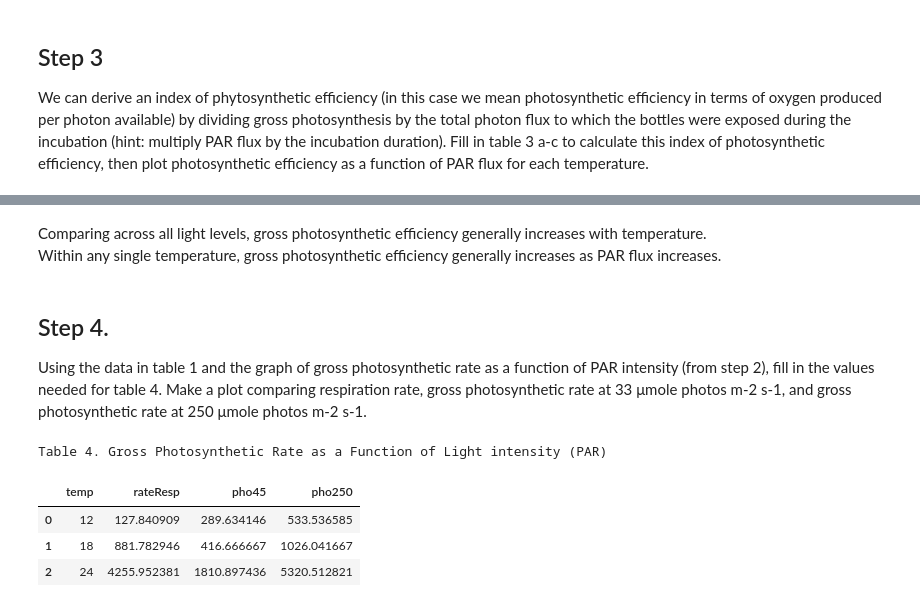
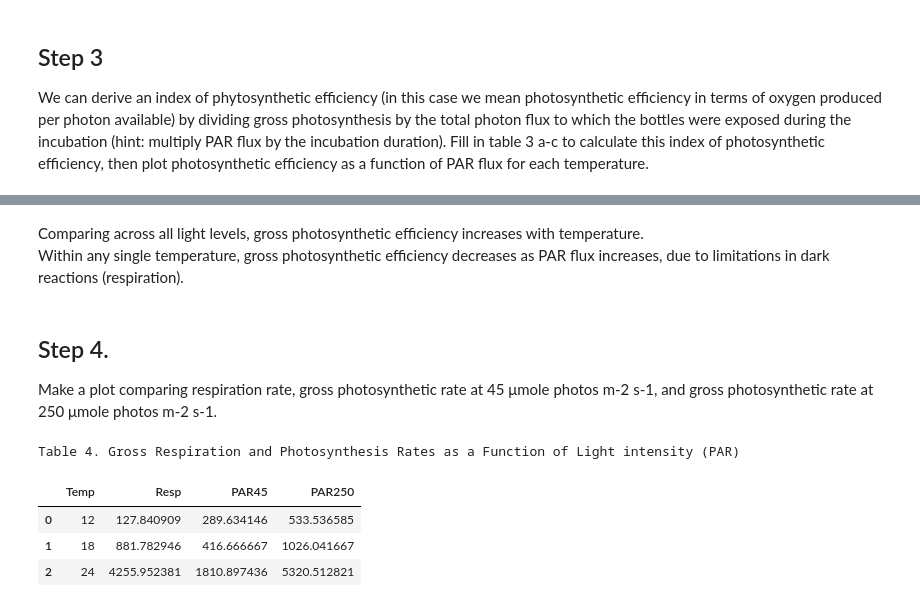
Before and after one commit to yinleon/biological-oceanography, a Jupyter notebook: light_dark_exp.ipynb, the cells around one changed output, grey strips where cells are left out. Cells and saved outputs as stored; diff of their text form; code cells hidden in the pictures.

```diff
--- a/light_dark_exp.ipynb
+++ b/light_dark_exp.ipynb
@@ -46,7 +48,7 @@ tempCount = len(temps)
 lite['netPhoto_mg']  = lite.O2_f-lite.O2_0
 lite['netPhoto_nM']  = (lite['netPhoto_mg'])/O2MM # convert mg O2/L * nanomol / mg -> n mol O2/L
 # Calculate total respiration.
-dark['totalResp_mg'] = -1*(dark.O2_f-dark.O2_0)
+dark['totalResp_mg'] = abs(dark.O2_f-dark.O2_0)
 dark['totalResp_nM'] = (dark['totalResp_mg'])/O2MM
 dark['rateResp'] = dark['totalResp_nM']/dark['elapsedTime'] #O2 / L / hour
 # Calculate the mean of each dark bottle per temperature regime.
@@ -178,9 +185,9 @@ Gross photosynthetic rate increases with temperature as well as light intensity.
 ## Step 3 ##
 We can derive an index of phytosynthetic efficiency (in this case we mean photosynthetic efficiency in terms of oxygen produced per photon available) by dividing gross photosynthesis by the total photon flux to which the bottles were exposed during the incubation (hint: multiply PAR flux by the incubation duration). Fill in table 3 a-c to calculate this index of photosynthetic efficiency, then plot photosynthetic efficiency as a function of PAR flux for each temperature.
 # %%
-df2['photoEffIndex'] = (df2.grossPhotoRate)/(df2.parFlux*1000.*df2.elapsedTime*3600.)
+lite['photoEffIndex'] = (lite.grossPhotoRate)/(lite.parFlux*1000.*lite.elapsedTime*3600.)
 print("Table 3. Index of Photosynthetic Efficiency")
-df2[['temp','parFlux','elapsedTime','grossPhoto','photoEffIndex']]
+lite[['temp','parFlux','elapsedTime','grossPhoto','photoEffIndex']]
 # %% [output]
 Table 3. Index of Photosynthetic Efficiency
 |  | temp | parFlux | elapsedTime | grossPhoto | photoEffIndex |
@@ -227,33 +270,33 @@ plt.show();
 # %% [markdown]
-Comparing across all light levels, gross photosynthetic efficiency generally increases with temperature.
-<br>Within any single temperature, gross photosynthetic efficiency generally increases as PAR flux increases.
+Comparing across all light levels, gross photosynthetic efficiency increases with temperature.
+<br>Within any single temperature, gross photosynthetic efficiency decreases as PAR flux increases, due to limitations in dark reactions (respiration).
 # %% [markdown]
 ## Step 4.
-Using the data in table 1 and the graph of gross photosynthetic rate as a function of PAR intensity (from step 2), fill in the values needed for table 4. Make a plot comparing respiration rate, gross photosynthetic rate at 33 μmole photos m-2 s-1, and gross photosynthetic rate at 250 μmole photos m-2 s-1.
+Make a plot comparing respiration rate, gross photosynthetic rate at 45 μmole photos m-2 s-1, and gross photosynthetic rate at 250 μmole photos m-2 s-1.
 # %%
 # get the average Respiration rate per temp regime.
 darkRate12 = dark.rateResp[dark.temp==12].mean()
 darkRate18 = dark.rateResp[dark.temp==18].mean()
 darkRate24 = dark.rateResp[dark.temp==24].mean()
 darkRate = np.array([darkRate12,darkRate18,darkRate24])
 
 # collect gross photosynthetic rates at ~45 micromole m-2 s-1 photons
 pho45 = df2[df2.parFlux<=45]
 pho45 = pho45[pho45.parFlux>=40]
 pho45 = pho45[0:1].append(pho45[2:])
 # collect gross photosynthetic rates at ~250 micromole m-2 s-1 photons
 pho250 = df2[df2.parFlux>=240]
 
-photoPAR = pd.DataFrame({'temp':temps,
-                         'rateResp':darkRate,
-                         'pho45':pho45.grossPhotoRate.values,
-                         'pho250':pho250.grossPhotoRate.values})
+photoPAR = pd.DataFrame({'Temp':temps,
+                         'Resp':darkRate,
+                         'PAR45':pho45.grossPhotoRate.values,
+                         'PAR250':pho250.grossPhotoRate.values})
 
-print("Table 4. Gross Photosynthetic Rate as a Function of Light intensity (PAR)")
-photoPAR[['temp','rateResp','pho45','pho250']]
+print("Table 4. Gross Respiration and Photosynthesis Rates as a Function of Light intensity (PAR)")
+photoPAR[['Temp','Resp','PAR45','PAR250']]
 # %% [output]
-Table 4. Gross Photosynthetic Rate as a Function of Light intensity (PAR)
+Table 4. Gross Respiration and Photosynthesis Rates as a Function of Light intensity (PAR)
-|  | temp | rateResp | pho45 | pho250 |
+|  | Temp | Resp | PAR45 | PAR250 |
 | 0 | 12 | 127.840909 | 289.634146 | 533.536585 |
 | 1 | 18 | 881.782946 | 416.666667 | 1026.041667 |
 | 2 | 24 | 4255.952381 | 1810.897436 | 5320.512821 |
```
Also changed, not shown: parts of 13 cells of this notebook.
